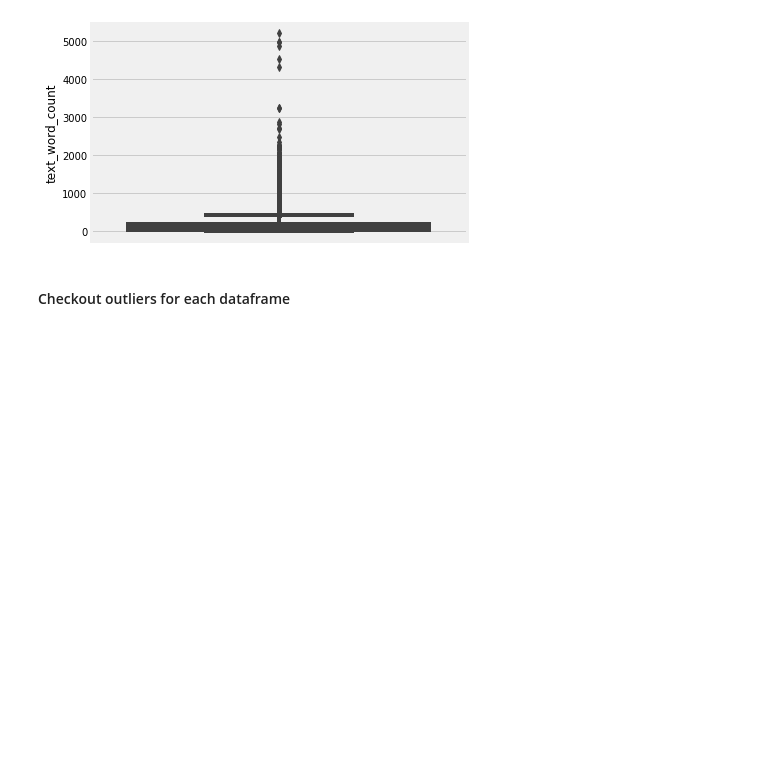
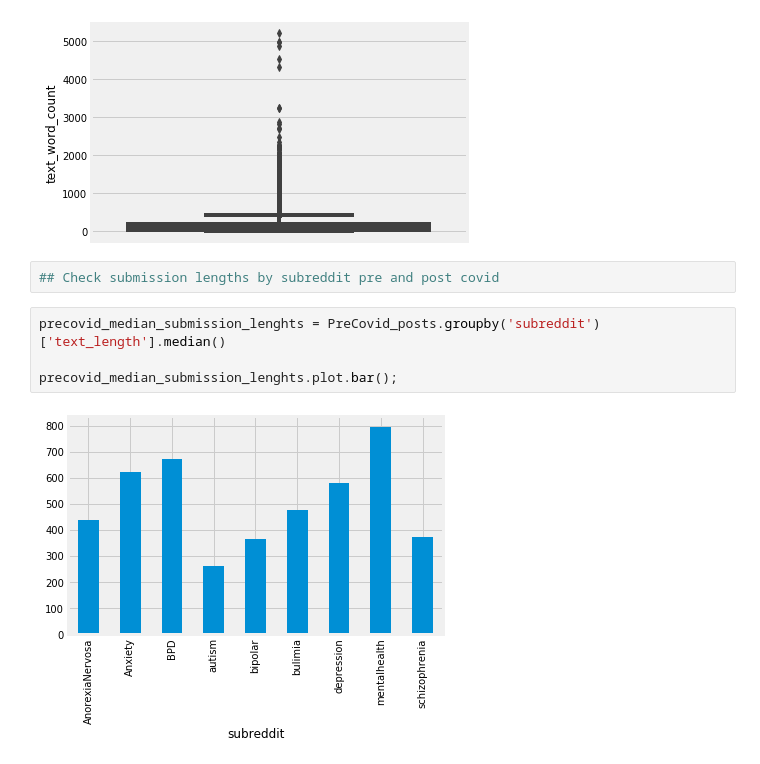
Before and after one commit to eileenhartnett/NLP-DeepLearning-Reddit-Project, a Jupyter notebook: notebooks/step2-clean_data.ipynb, the cells around one changed output. Cells and saved outputs as stored; diff of their text form; blank space fills up the shorter version.

```diff
--- a/notebooks/step2-clean_data.ipynb
+++ b/notebooks/step2-clean_data.ipynb
@@ -264,5 +264,11 @@ sns.boxplot( y=PreCovid_posts['text_word_count']);
 sns.boxplot( y=PostCovid_posts['text_word_count']);
 # %% [output]
 [figure]
-# %% [markdown]
-#### Checkout outliers for each dataframe
+# %%
+## Check submission lengths by subreddit pre and post covid
+# %%
+precovid_median_submission_lenghts = PreCovid_posts.groupby('subreddit')['text_length'].median()
+
+precovid_median_submission_lenghts.plot.bar();
+# %% [output]
+[figure, added]
```
Also changed, not shown: parts of 5 cells of this notebook, 1 other file.
